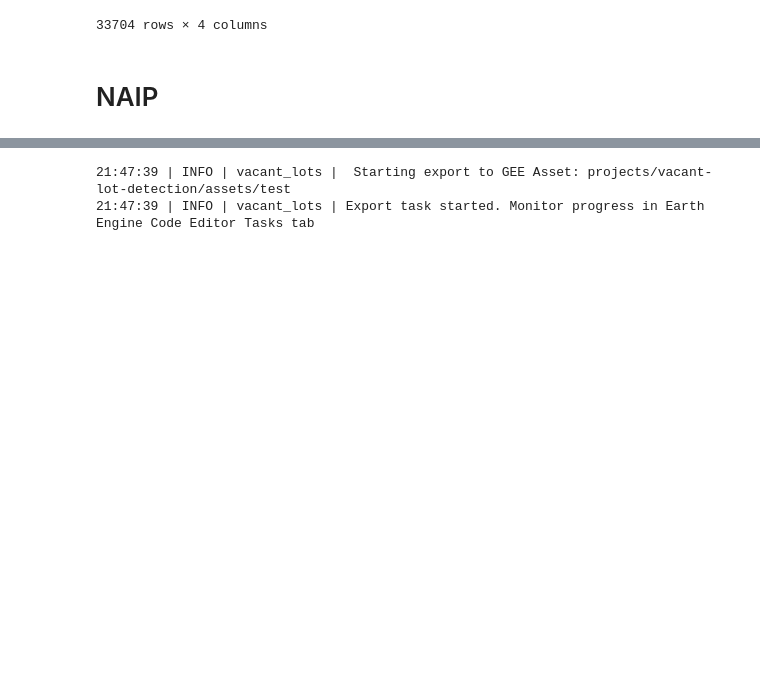
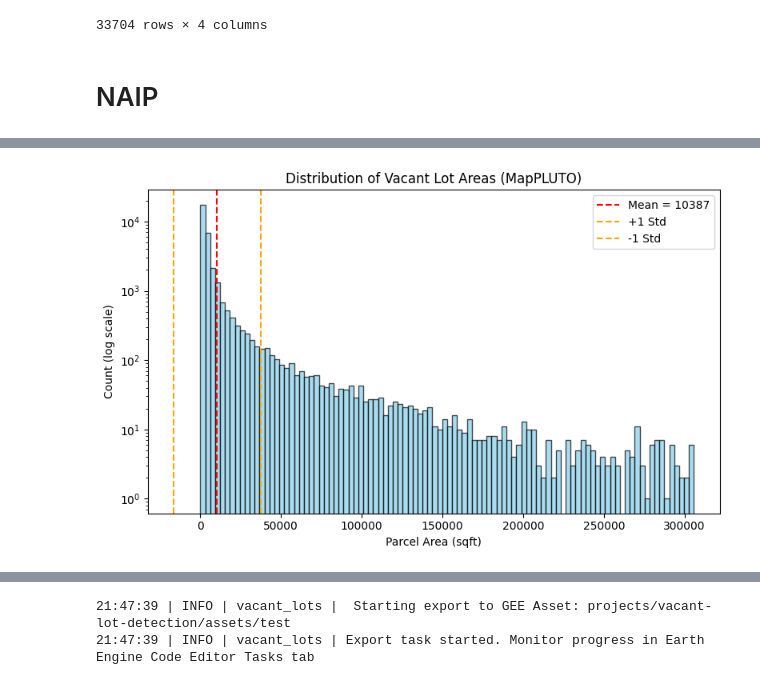
Before and after one commit to poltergeistjoya/Vacant_Lot_Detection, a Jupyter notebook: EDA/cluster_vacant_lots.ipynb, the cells around one changed output, grey strips where cells are left out. Saved outputs shown, nothing was run; the diff lists cells and outputs as text; code cells hidden in the pictures; blank space fills up the shorter version.

```diff
--- a/EDA/cluster_vacant_lots.ipynb
+++ b/EDA/cluster_vacant_lots.ipynb
@@ -15,5 +18,7 @@ from dependencies import get_nyc_geometry
 from naip import calculate_spectral_indices
 # %%
 memory = Memory(Path("cache"), verbose=0)
-CONFIG_PATH = "../config.yaml"
-CONFIG = load_config(CONFIG_PATH)
+
+# Load city config
+CONFIG = load_city_config("nyc", config_dir=REPO_ROOT / "config")
+print(f"Loaded config for: {CONFIG.city_name}")
@@ -406,0 +485,12 @@ brightness.select("Brightness").getInfo()
+# %%
+mean = vacant_lots["Shape_Area"].mean()
+std = vacant_lots["Shape_Area"].std()
+
+lower_bound = mean - std
+upper_bound = mean + std
+
+within_1std = vacant_lots[
+    (vacant_lots["Shape_Area"] >= lower_bound) &
+    (vacant_lots["Shape_Area"] <= upper_bound)
+]
+within_1std["Shape_Area"].describe()
@@ -406,0 +507,23 @@ brightness.select("Brightness").getInfo()
+# %%
+import matplotlib.pyplot as plt
+import numpy as np
+
+areas = within_1std["Shape_Area"]
+
+plt.figure(figsize=(8,5))
+plt.hist(areas, bins=100, color="skyblue", edgecolor="black", alpha=0.7)
+plt.yscale("log")  # log scale helps reveal distribution
+plt.xlabel("Parcel Area (sqft)")
+plt.ylabel("Count (log scale)")
+plt.title("Distribution of Vacant Lot Areas (MapPLUTO)")
+
+mean = areas.mean()
+std = areas.std()
+plt.axvline(mean, color="red", linestyle="--", label=f"Mean = {mean:.0f}")
+plt.axvline(mean + std, color="orange", linestyle="--", label="+1 Std")
+plt.axvline(mean - std, color="orange", linestyle="--", label="-1 Std")
+plt.legend()
+plt.tight_layout()
+plt.show()
+# %% [output]
+[figure, added]
```
Also changed, not shown: parts of 50 cells of this notebook, 12 other files.
